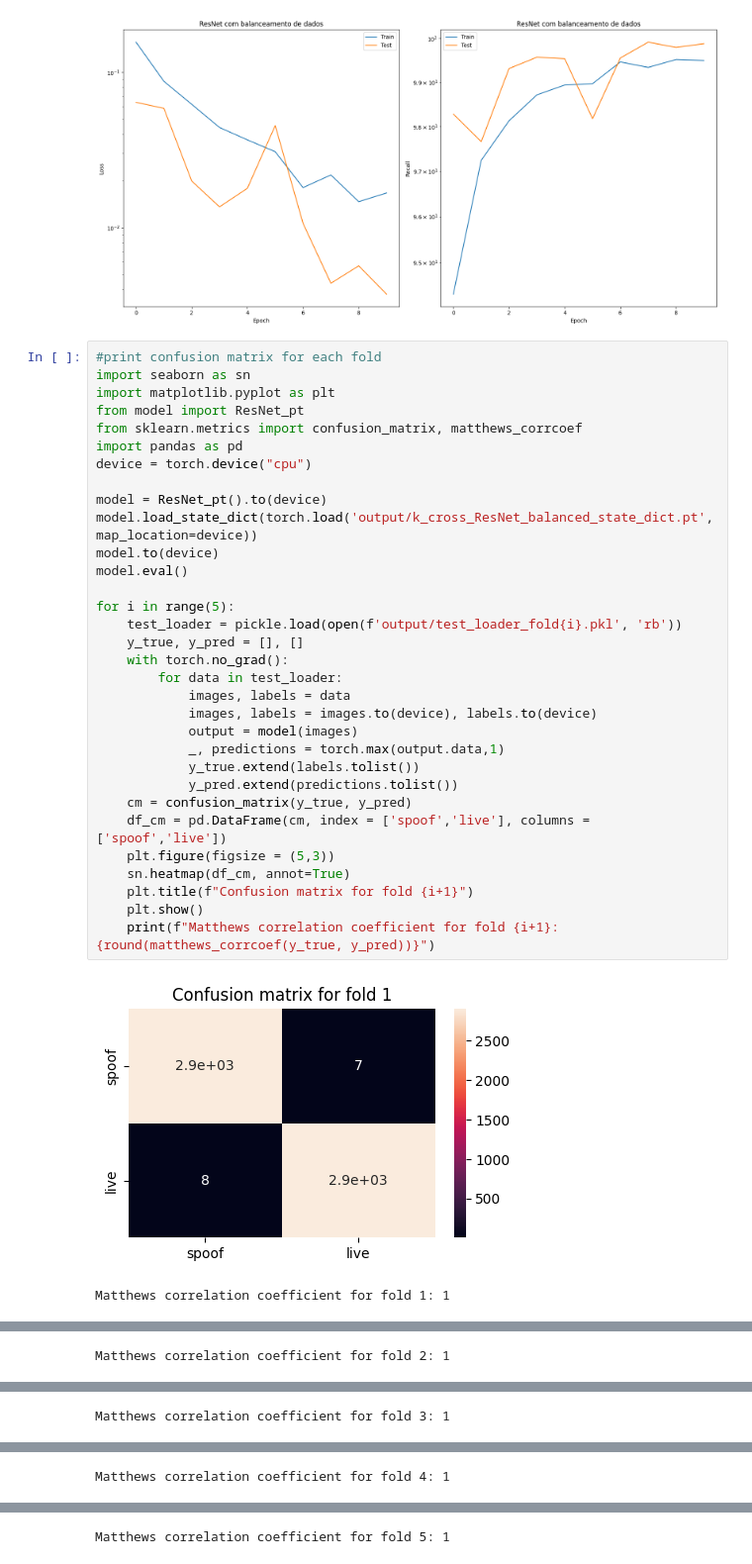
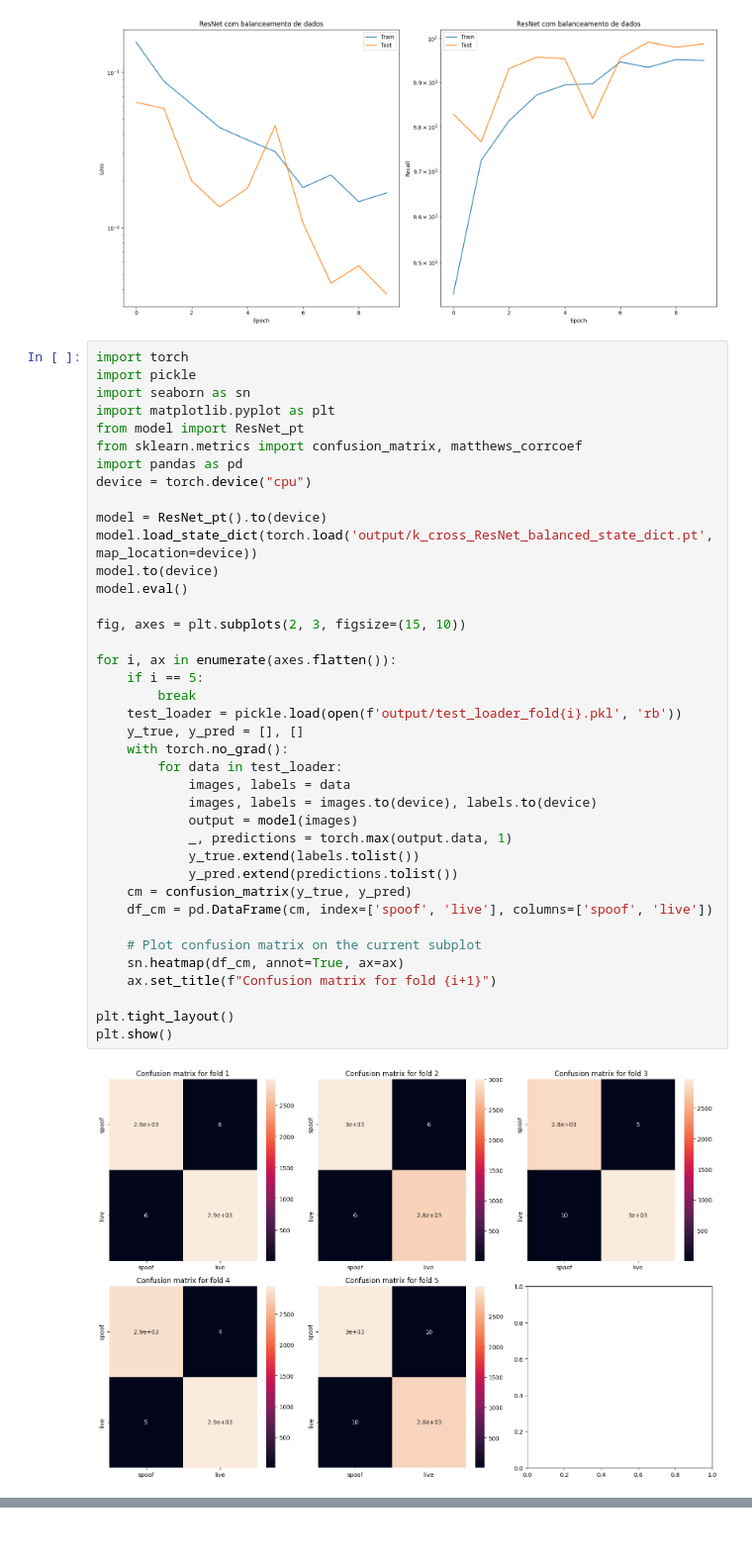
Before and after one commit to paulohdscoelho/desafios-ml, a Jupyter notebook: desafio-01/apresentacao_resnet.ipynb, the cells around one changed output, grey strips where cells are left out. Shown at 99% size. Saved outputs shown, nothing was run; the diff lists cells and outputs as text; blank space fills up the shorter version.

```diff
--- a/desafio-01/apresentacao_resnet.ipynb
+++ b/desafio-01/apresentacao_resnet.ipynb
@@ -91,37 +91,43 @@ Gráficos da ResNet sem balanceamento de dados
 Gráficos da ResNet com balanceamento de dados
 [figure]
 # %%
-#print confusion matrix for each fold
+import torch
+import pickle
 import seaborn as sn
 import matplotlib.pyplot as plt
 from model import ResNet_pt
 from sklearn.metrics import confusion_matrix, matthews_corrcoef
 import pandas as pd
 device = torch.device("cpu")
 
 model = ResNet_pt().to(device)
 model.load_state_dict(torch.load('output/k_cross_ResNet_balanced_state_dict.pt',map_location=device))
 model.to(device)
 model.eval()
 
-for i in range(5):
+fig, axes = plt.subplots(2, 3, figsize=(15, 10))
+
+for i, ax in enumerate(axes.flatten()):
+    if i == 5:
+        break
     test_loader = pickle.load(open(f'output/test_loader_fold{i}.pkl', 'rb'))
     y_true, y_pred = [], []
     with torch.no_grad():
         for data in test_loader:
             images, labels = data
             images, labels = images.to(device), labels.to(device)
             output = model(images)
-            _, predictions = torch.max(output.data,1)
+            _, predictions = torch.max(output.data, 1)
             y_true.extend(labels.tolist())
             y_pred.extend(predictions.tolist())
     cm = confusion_matrix(y_true, y_pred)
-    df_cm = pd.DataFrame(cm, index = ['spoof','live'], columns = ['spoof','live'])
-    plt.figure(figsize = (5,3))
-    sn.heatmap(df_cm, annot=True)
-    plt.title(f"Confusion matrix for fold {i+1}")
-    plt.show()
-    print(f"Matthews correlation coefficient for fold {i+1}: {round(matthews_corrcoef(y_true, y_pred))}")
+    df_cm = pd.DataFrame(cm, index=['spoof', 'live'], columns=['spoof', 'live'])
+
+    # Plot confusion matrix on the current subplot
+    sn.heatmap(df_cm, annot=True, ax=ax)
+    ax.set_title(f"Confusion matrix for fold {i+1}")
+
+plt.tight_layout()
+plt.show()
 # %% [output]
-[figure, old version]
+[figure, new version]
-Matthews correlation coefficient for fold 1: 1
@@ -129 +133,0 @@ Matthews correlation coefficient for fold 1: 1
-Matthews correlation coefficient for fold 2: 1
@@ -131 +133,0 @@ Matthews correlation coefficient for fold 2: 1
-Matthews correlation coefficient for fold 3: 1
@@ -133 +133,0 @@ Matthews correlation coefficient for fold 3: 1
-Matthews correlation coefficient for fold 4: 1
@@ -135 +133,0 @@ Matthews correlation coefficient for fold 4: 1
-Matthews correlation coefficient for fold 5: 1
```
Also changed, not shown: parts of 1 cell of this notebook, 2 other files.
